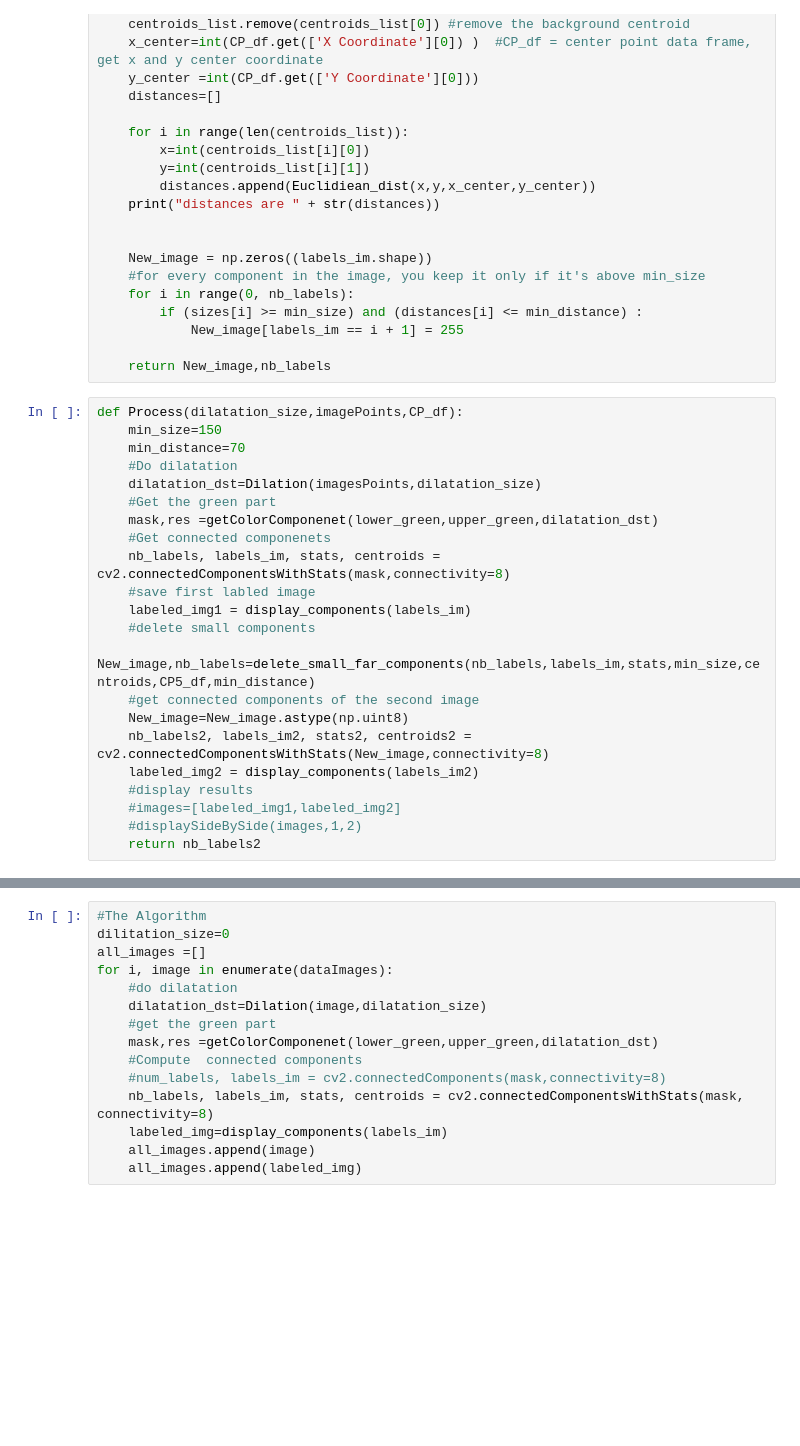
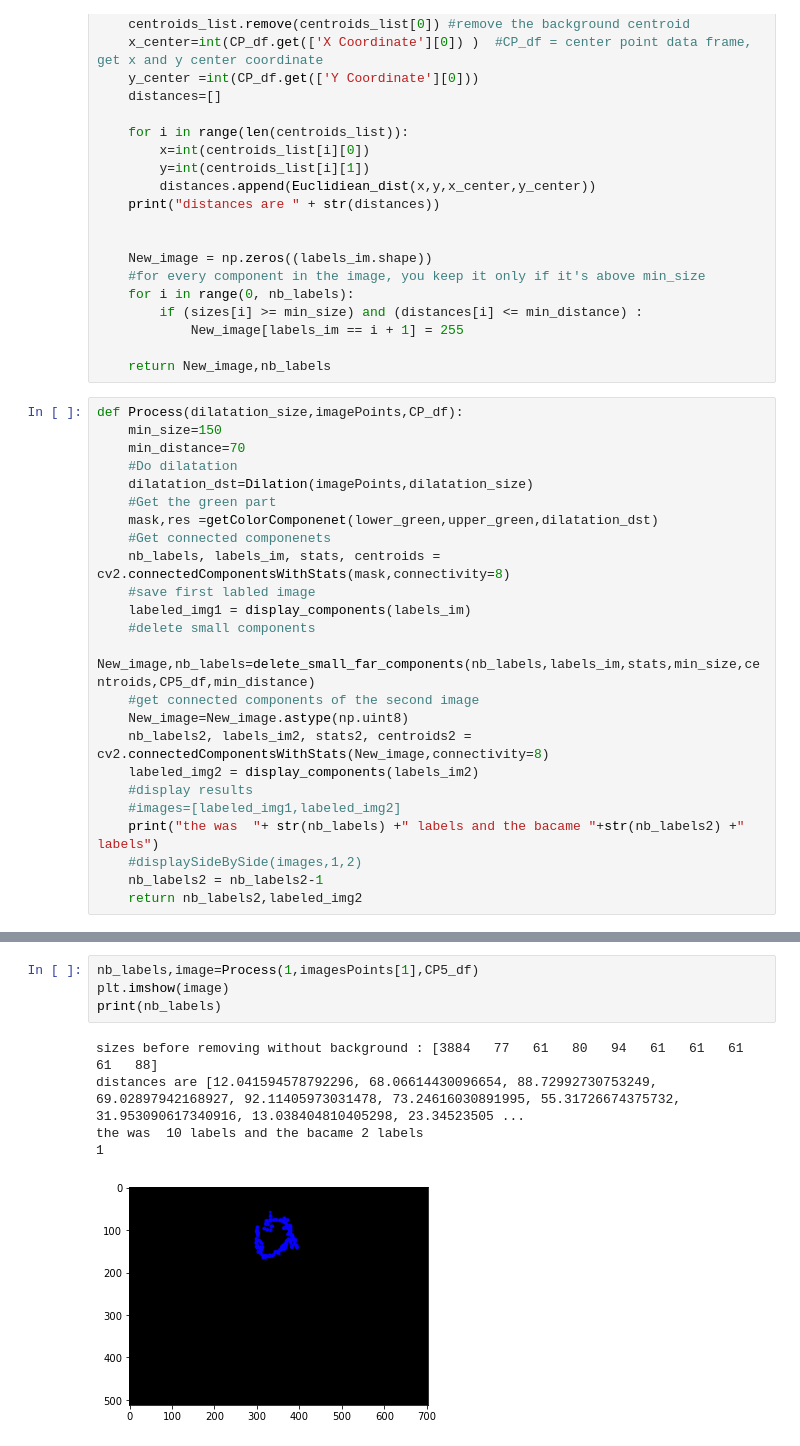
Before and after one commit to yousraBRK/Vesicule_Segmentation_with_ContourRegularisation, a Jupyter notebook: Code.ipynb, the cells around one changed output, grey strips where cells are left out. Saved outputs shown, nothing was run; the diff lists cells and outputs as text; blank space fills up the shorter version.

```diff
--- a/Code.ipynb
+++ b/Code.ipynb
@@ -303,7 +303,7 @@ def Process(dilatation_size,imagePoints,CP_df):
     min_size=150
     min_distance=70
     #Do dilatation
-    dilatation_dst=Dilation(imagesPoints,dilatation_size)
+    dilatation_dst=Dilation(imagePoints,dilatation_size)
     #Get the green part
     mask,res =getColorComponenet(lower_green,upper_green,dilatation_dst)
     #Get connected componenets
@@ -318,5 +318,7 @@ def Process(dilatation_size,imagePoints,CP_df):
     labeled_img2 = display_components(labels_im2)
     #display results
     #images=[labeled_img1,labeled_img2]
+    print("the was  "+ str(nb_labels) +" labels and the bacame "+str(nb_labels2) +" labels")
     #displaySideBySide(images,1,2)
-    return nb_labels2
+    nb_labels2 = nb_labels2-1
+    return nb_labels2,labeled_img2
@@ -351,15 +325,10 @@ the was  9 labels and the bacame 4 labels
-# %%
-#The Algorithm
-dilitation_size=0
-all_images =[]
-for i, image in enumerate(dataImages):
-    #do dilatation
-    dilatation_dst=Dilation(image,dilatation_size)
-    #get the green part
-    mask,res =getColorComponenet(lower_green,upper_green,dilatation_dst)
-    #Compute  connected components
-    #num_labels, labels_im = cv2.connectedComponents(mask,connectivity=8)
-    nb_labels, labels_im, stats, centroids = cv2.connectedComponentsWithStats(mask, connectivity=8)
-    labeled_img=display_components(labels_im)
-    all_images.append(image)
-    all_images.append(labeled_img)
+# %%
+nb_labels,image=Process(1,imagesPoints[1],CP5_df)
+plt.imshow(image)
+print(nb_labels)
+# %% [output]
+sizes before removing without background : [3884   77   61   80   94   61   61   61   61   88]
+distances are [12.041594578792296, 68.06614430096654, 88.72992730753249, 69.02897942168927, 92.11405973031478, 73.24616030891995, 55.31726674375732, 31.953090617340916, 13.038404810405298, 23.34523505 ...
+the was  10 labels and the bacame 2 labels
+1
+[figure, added]
```
Also changed, not shown: parts of 2 cells of this notebook.
